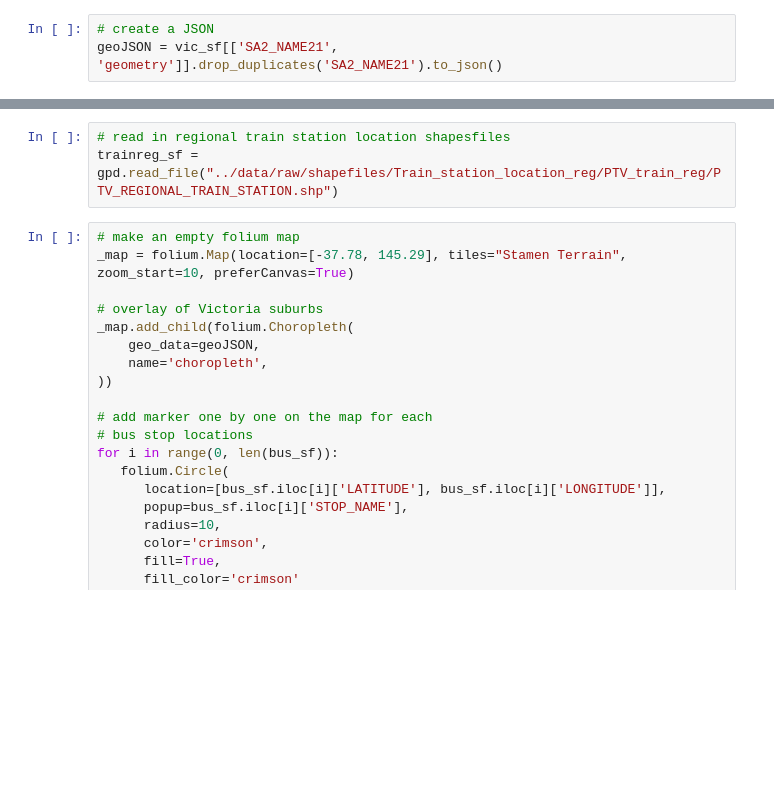
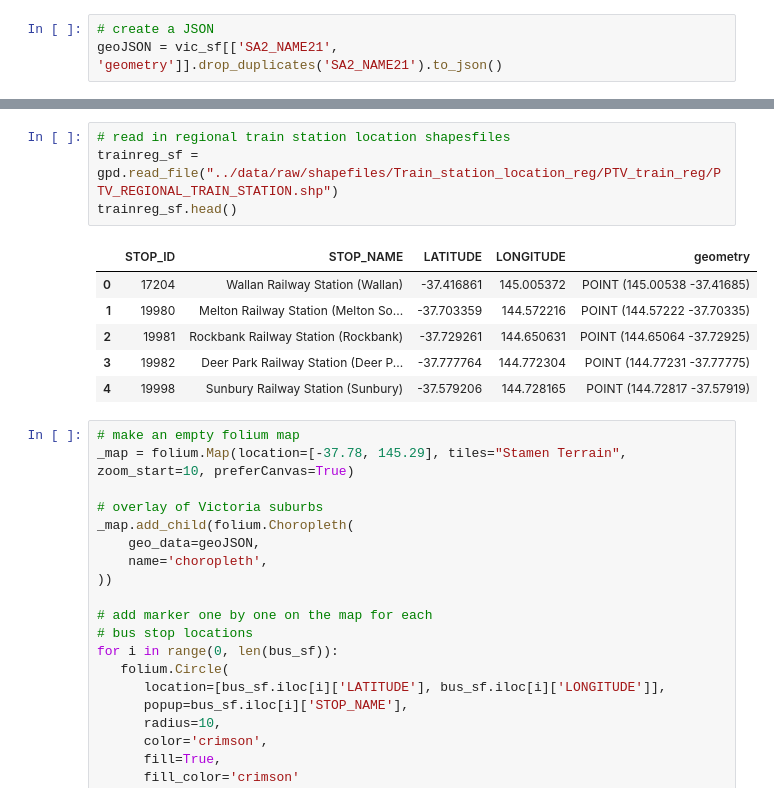
Before and after one commit to MAST30034-Applied-Data-Science/generic-real-estate-consulting-project-group-30, a Jupyter notebook: notebooks/shapefiles_visualisation.ipynb, the cells around one changed output, grey strips where cells are left out. Cells and saved outputs as stored; diff of their text form; blank space fills up the shorter version.

```diff
--- a/notebooks/shapefiles_visualisation.ipynb
+++ b/notebooks/shapefiles_visualisation.ipynb
@@ -57,6 +65,14 @@ busreg_sf = gpd.read_file("../data/raw/shapefiles/Bus_stop_location_reg/PTV_bus_
 # %%
 # read in regional train station location shapesfiles
 trainreg_sf = gpd.read_file("../data/raw/shapefiles/Train_station_location_reg/PTV_train_reg/PTV_REGIONAL_TRAIN_STATION.shp")
+trainreg_sf.head()
+# %% [output]
+|  | STOP_ID | STOP_NAME | LATITUDE | LONGITUDE | geometry |
+| 0 | 17204 | Wallan Railway Station (Wallan) | -37.416861 | 145.005372 | POINT (145.00538 -37.41685) |
+| 1 | 19980 | Melton Railway Station (Melton So... | -37.703359 | 144.572216 | POINT (144.57222 -37.70335) |
+| 2 | 19981 | Rockbank Railway Station (Rockbank) | -37.729261 | 144.650631 | POINT (144.65064 -37.72925) |
+| 3 | 19982 | Deer Park Railway Station (Deer P... | -37.777764 | 144.772304 | POINT (144.77231 -37.77775) |
+| 4 | 19998 | Sunbury Railway Station (Sunbury) | -37.579206 | 144.728165 | POINT (144.72817 -37.57919) |
 # %%
 # make an empty folium map
 _map = folium.Map(location=[-37.78, 145.29], tiles="Stamen Terrain", zoom_start=10, preferCanvas=True)
```
Also changed, not shown: parts of 1 cell of this notebook, 1 other file.
